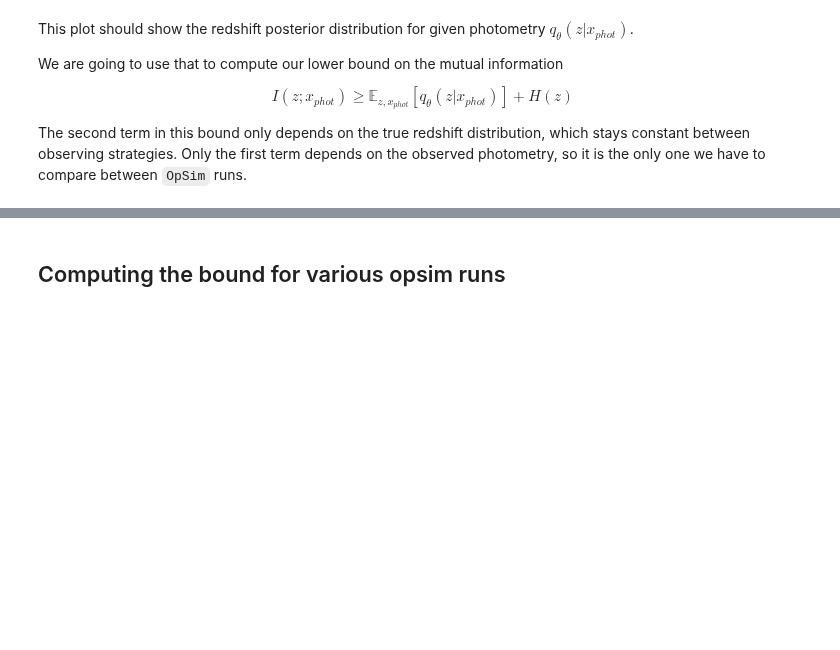
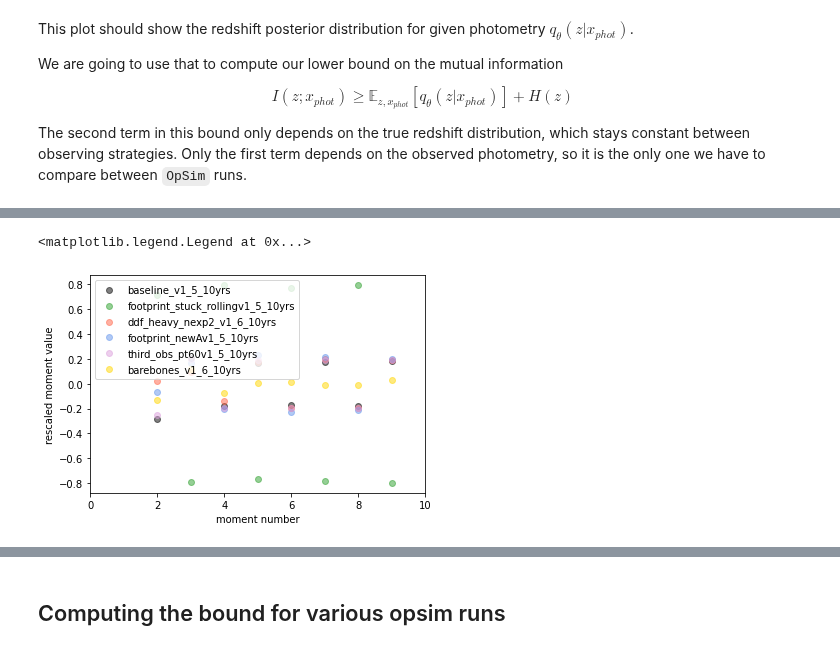
Before and after one commit to bscot/TheLastMetric, a Jupyter notebook: MAFVariationalMutualInformationPzFlow.ipynb, the cells around one changed output, grey strips where cells are left out. Saved outputs shown, nothing was run; the diff lists cells and outputs as text; code cells hidden in the pictures; blank space fills up the shorter version.

```diff
--- a/MAFVariationalMutualInformationPzFlow.ipynb
+++ b/MAFVariationalMutualInformationPzFlow.ipynb
@@ -276,0 +213,8 @@ import numpy as onp
+# %%
+# something isn't right about this autocalculation of moments. . .
+
+which_moments = range(0, 10)
+moment_res = {}
+for which_os in available_os:
+  print((np.mean(all_milb[which_os]), np.std(all_milb[which_os])))
+  moment_res[which_os] = sps.moment(all_milb[which_os], moment=which_moments)
@@ -276,0 +228,11 @@ import numpy as onp
+# %%
+rescaled_moments = {}
+for which_os in available_os:
+  rescaled_moments[which_os] = []
+for n in which_moments:
+  vals = np.array([moment_res[which_os][n] for which_os in available_os])
+  print(vals)
+  avg = np.mean(vals)
+  span = max(vals) - min(vals)
+  for which_os in available_os:
+    rescaled_moments[which_os].append((moment_res[which_os][n] - avg) / span)
@@ -277 +257,11 @@ import numpy as onp
+# %%
+for which_os in available_os:
+  plt.scatter(which_moments, rescaled_moments[which_os], color=os_colors[which_os], alpha=0.5, label=os_names[which_os])
+plt.xlabel('moment number')
+plt.ylabel('rescaled moment value')
+plt.legend()
+# plt.semilogy()
+# %% [output]
+<matplotlib.legend.Legend at 0x...>
+[figure, added]
 # %%
```
Also changed, not shown: parts of 19 cells of this notebook.
